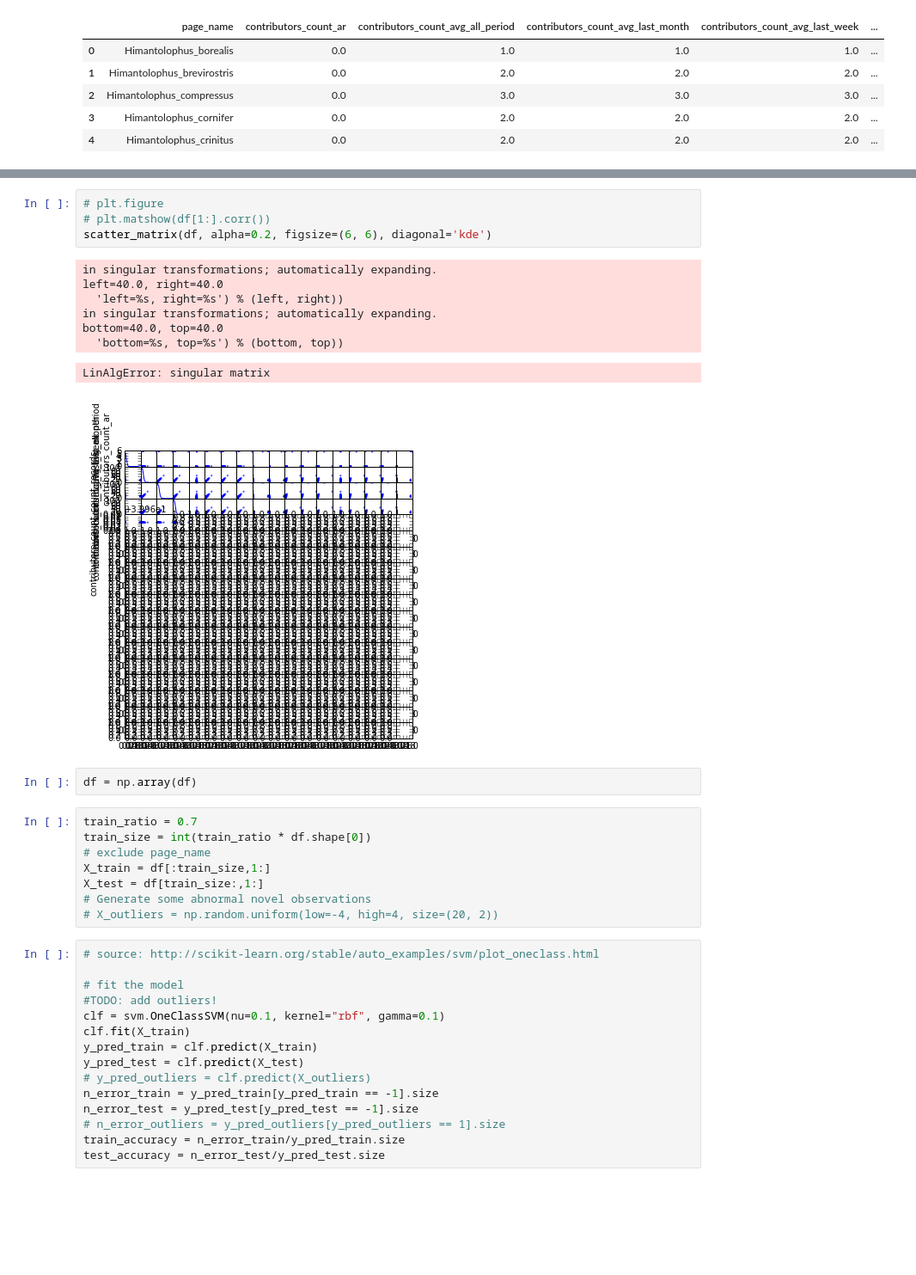
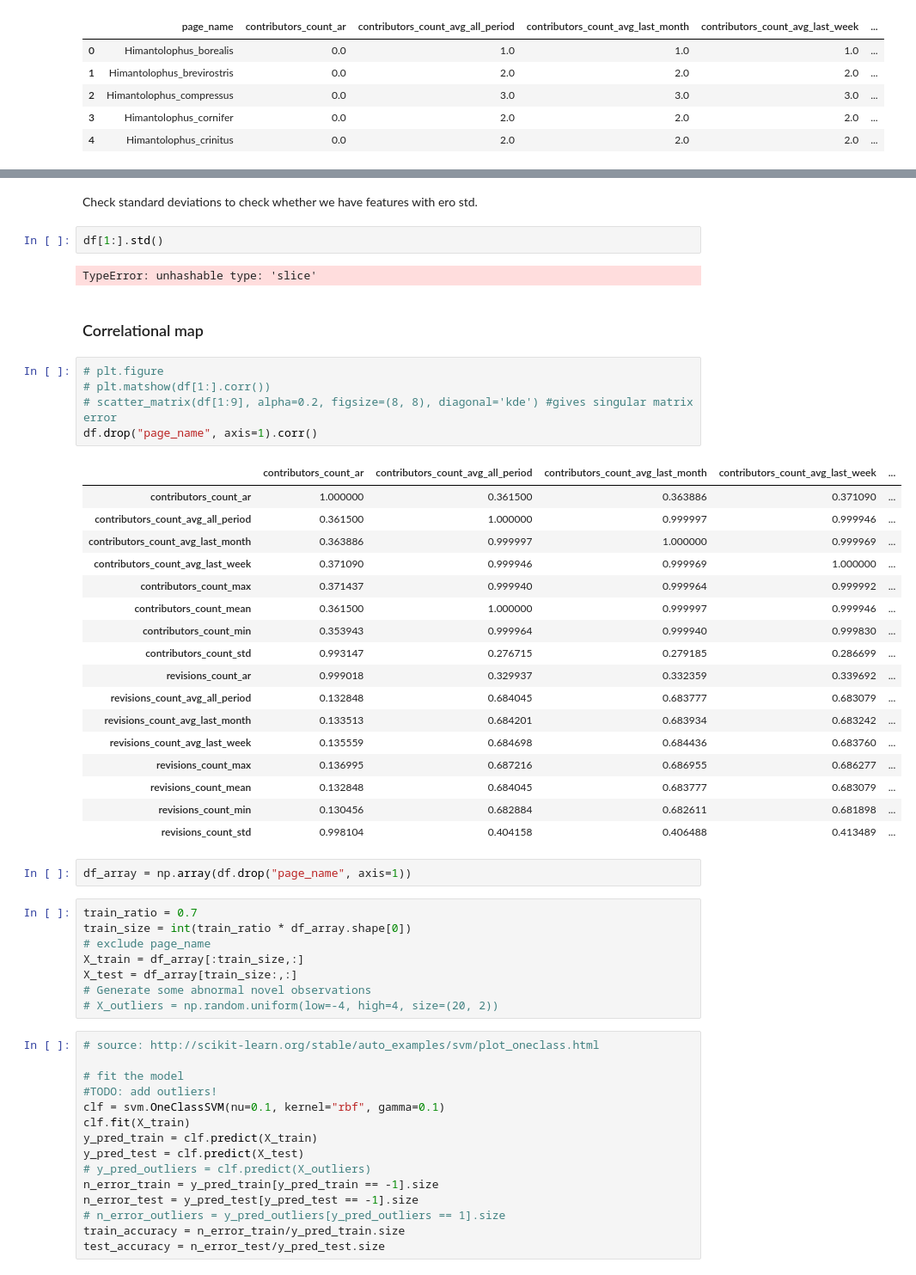
Before and after one commit to Houd1ny/FutureOfWikipedia, a Jupyter notebook: modeling/modeling.ipynb, the cells around one changed output, grey strips where cells are left out. Shown: that part at 86% size. Cells and saved outputs as stored; diff of their text form; blank space fills up the shorter version.

```diff
--- a/modeling/modeling.ipynb
+++ b/modeling/modeling.ipynb
@@ -21,24 +41,42 @@ df[:5]
+# %% [markdown]
+Check standard deviations to check whether we have features with ero std.
+# %%
+df[1:].std()
+# %% [output]
+TypeError: unhashable type: 'slice'
+# %% [markdown]
+### Correlational map
 # %%
 # plt.figure
 # plt.matshow(df[1:].corr())
-scatter_matrix(df, alpha=0.2, figsize=(6, 6), diagonal='kde')
+# scatter_matrix(df[1:9], alpha=0.2, figsize=(8, 8), diagonal='kde') #gives singular matrix error
+df.drop("page_name", axis=1).corr()
 # %% [output]
-in singular transformations; automatically expanding.
-left=40.0, right=40.0
-  'left=%s, right=%s') % (left, right))
-in singular transformations; automatically expanding.
-bottom=40.0, top=40.0
-  'bottom=%s, top=%s') % (bottom, top))
-LinAlgError: singular matrix
-[figure, removed]
+|  | contributors_count_ar | contributors_count_avg_all_period | contributors_count_avg_last_month | contributors_count_avg_last_week | ... |
+| contributors_count_ar | 1.000000 | 0.361500 | 0.363886 | 0.371090 | ... |
+| contributors_count_avg_all_period | 0.361500 | 1.000000 | 0.999997 | 0.999946 | ... |
+| contributors_count_avg_last_month | 0.363886 | 0.999997 | 1.000000 | 0.999969 | ... |
+| contributors_count_avg_last_week | 0.371090 | 0.999946 | 0.999969 | 1.000000 | ... |
+| contributors_count_max | 0.371437 | 0.999940 | 0.999964 | 0.999992 | ... |
+| contributors_count_mean | 0.361500 | 1.000000 | 0.999997 | 0.999946 | ... |
+| contributors_count_min | 0.353943 | 0.999964 | 0.999940 | 0.999830 | ... |
+| contributors_count_std | 0.993147 | 0.276715 | 0.279185 | 0.286699 | ... |
+| revisions_count_ar | 0.999018 | 0.329937 | 0.332359 | 0.339692 | ... |
+| revisions_count_avg_all_period | 0.132848 | 0.684045 | 0.683777 | 0.683079 | ... |
+| revisions_count_avg_last_month | 0.133513 | 0.684201 | 0.683934 | 0.683242 | ... |
+| revisions_count_avg_last_week | 0.135559 | 0.684698 | 0.684436 | 0.683760 | ... |
+| revisions_count_max | 0.136995 | 0.687216 | 0.686955 | 0.686277 | ... |
+| revisions_count_mean | 0.132848 | 0.684045 | 0.683777 | 0.683079 | ... |
+| revisions_count_min | 0.130456 | 0.682884 | 0.682611 | 0.681898 | ... |
+| revisions_count_std | 0.998104 | 0.404158 | 0.406488 | 0.413489 | ... |
 # %%
-df = np.array(df)
+df_array = np.array(df.drop("page_name", axis=1))
 # %%
 train_ratio = 0.7
-train_size = int(train_ratio * df.shape[0])
+train_size = int(train_ratio * df_array.shape[0])
 # exclude page_name
-X_train = df[:train_size,1:]
-X_test = df[train_size:,1:]
+X_train = df_array[:train_size,:]
+X_test = df_array[train_size:,:]
 # Generate some abnormal novel observations
 # X_outliers = np.random.uniform(low=-4, high=4, size=(20, 2))
 # %%
```
Also changed, not shown: parts of 2 cells of this notebook, 2 other files.
